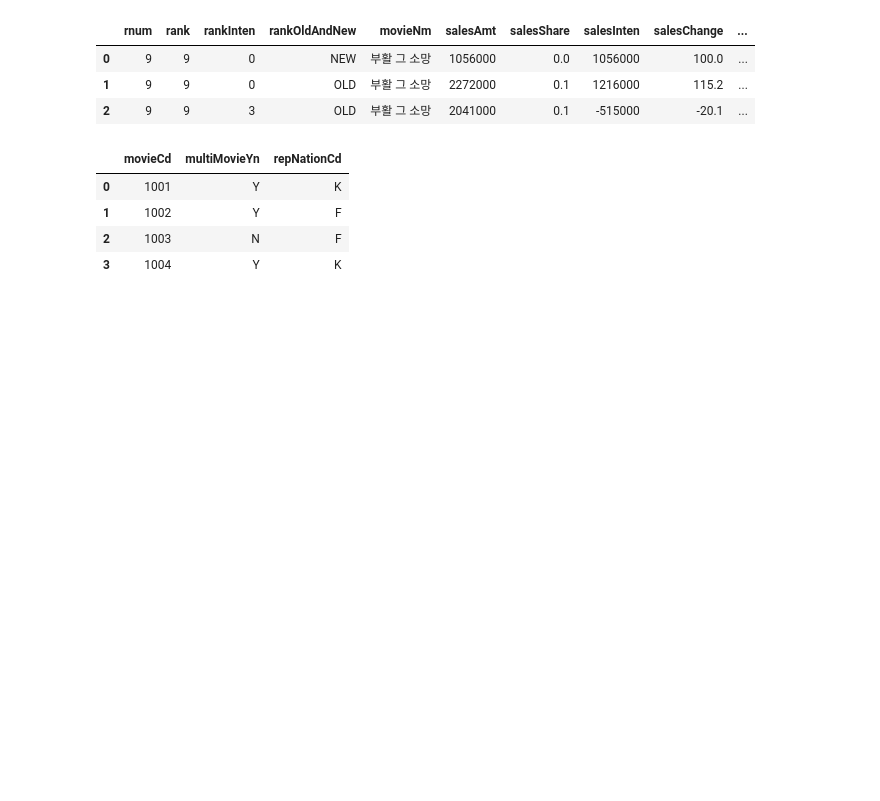
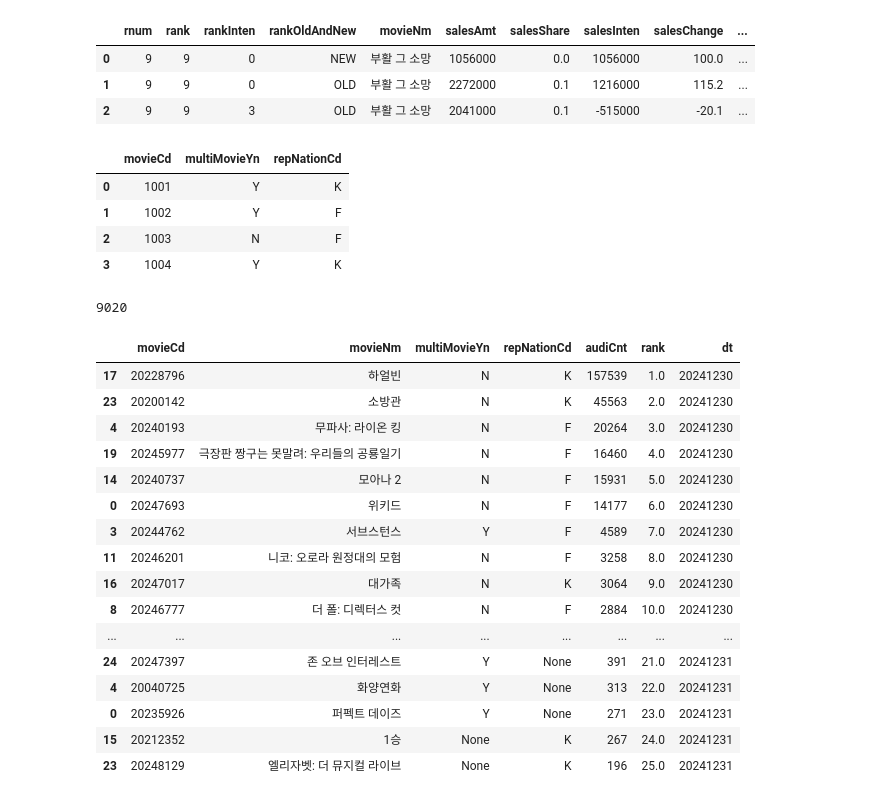
Before and after one commit to Jacob-53/movie, a Jupyter notebook: notes/Untitled.ipynb, the cells around one changed output. Cells and saved outputs as stored; diff of their text form; code cells hidden in the pictures; blank space fills up the shorter version.

```diff
--- a/notes/Untitled.ipynb
+++ b/notes/Untitled.ipynb
@@ -147,3 +147,30 @@ r_df
 | 1 | 1002 | Y | F |
 | 2 | 1003 | N | F |
 | 3 | 1004 | Y | K |
+# %%
+import pandas as pd
+df12=pd.read_parquet("/home/jacob/data/movies/merge/")
+# %%
+print(len(df12))
+# %% [output]
+9020
+# %%
+df12.tail(50)
+# %% [output]
+|  | movieCd | movieNm | multiMovieYn | repNationCd | audiCnt | rank | dt |
+| 17 | 20228796 | 하얼빈 | N | K | 157539 | 1.0 | 20241230 |
+| 23 | 20200142 | 소방관 | N | K | 45563 | 2.0 | 20241230 |
+| 4 | 20240193 | 무파사: 라이온 킹 | N | F | 20264 | 3.0 | 20241230 |
+| 19 | 20245977 | 극장판 짱구는 못말려: 우리들의 공룡일기 | N | F | 16460 | 4.0 | 20241230 |
+| 14 | 20240737 | 모아나 2 | N | F | 15931 | 5.0 | 20241230 |
+| 0 | 20247693 | 위키드 | N | F | 14177 | 6.0 | 20241230 |
+| 3 | 20244762 | 서브스턴스 | Y | F | 4589 | 7.0 | 20241230 |
+| 11 | 20246201 | 니코: 오로라 원정대의 모험 | N | F | 3258 | 8.0 | 20241230 |
+| 16 | 20247017 | 대가족 | N | K | 3064 | 9.0 | 20241230 |
+| 8 | 20246777 | 더 폴: 디렉터스 컷 | N | F | 2884 | 10.0 | 20241230 |
+| ... | ... | ... | ... | ... | ... | ... | ... |
+| 24 | 20247397 | 존 오브 인터레스트 | Y | None | 391 | 21.0 | 20241231 |
+| 4 | 20040725 | 화양연화 | Y | None | 313 | 22.0 | 20241231 |
+| 0 | 20235926 | 퍼펙트 데이즈 | Y | None | 271 | 23.0 | 20241231 |
+| 15 | 20212352 | 1승 | None | K | 267 | 24.0 | 20241231 |
+| 23 | 20248129 | 엘리자벳: 더 뮤지컬 라이브 | None | K | 196 | 25.0 | 20241231 |
```
Also changed, not shown: parts of 4 cells of this notebook, 3 other files.
